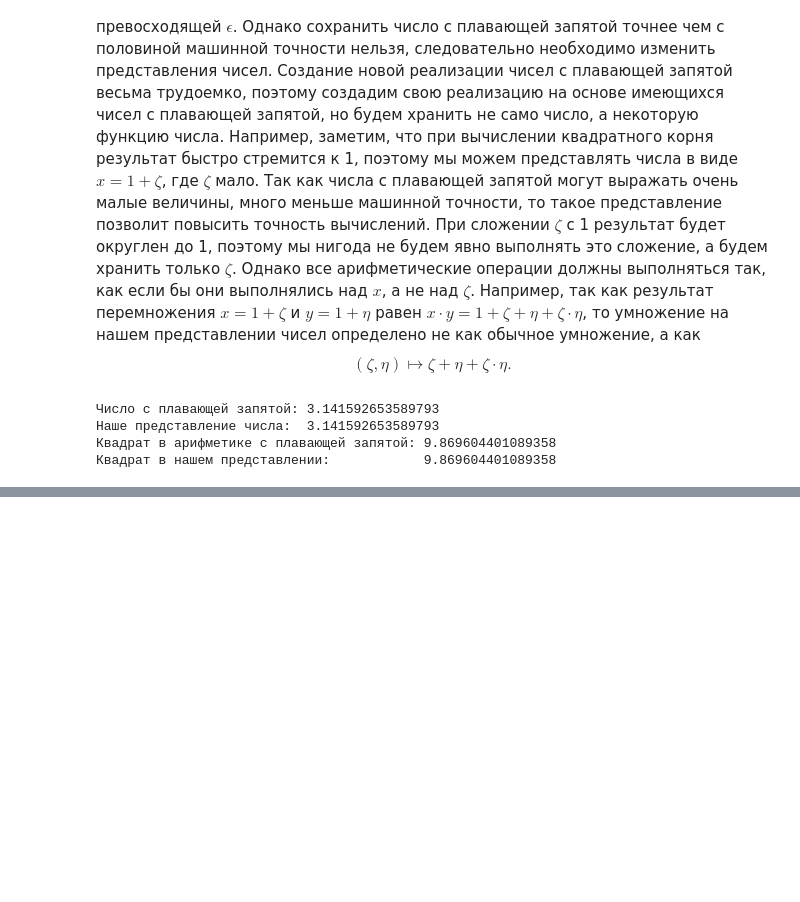
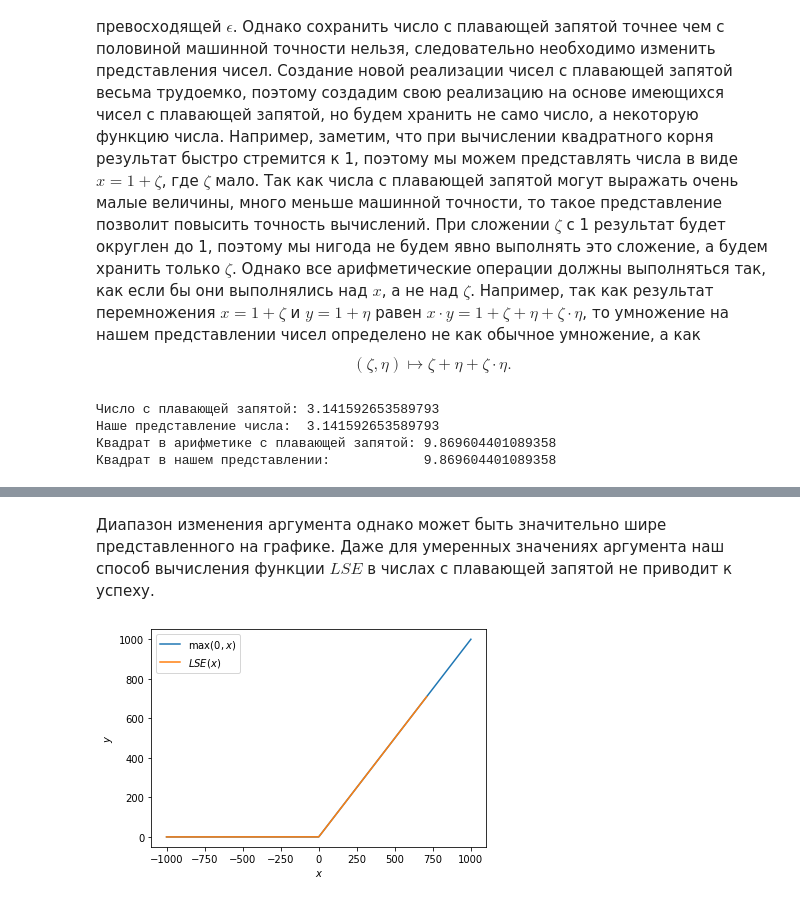
Before and after one commit to alepoydes/introduction-to-numerical-simulation, a Jupyter notebook: practice/Trouble with powers.ipynb, the cells around one changed output, grey strips where cells are left out. Cells and saved outputs as stored; diff of their text form; code cells hidden in the pictures; blank space fills up the shorter version.

```diff
--- a/practice/Trouble with powers.ipynb
+++ b/practice/Trouble with powers.ipynb
@@ -175,0 +202,13 @@ print("Квадрат в нашем представлении:           ", pi*
+# %% [markdown]
+Диапазон изменения аргумента однако может быть значительно шире представленного на графике.
+Даже для умеренных значениях аргумента наш способ вычисления функции $LSE$ в числах с плавающей запятой не приводит к успеху.
+# %%
+xs = np.linspace(-1000,1000,1000)
+plt.plot(xs, max0(xs))
+plt.plot(xs, LSE(xs))
+plt.xlabel("$x$")
+plt.ylabel("$y$")
+plt.legend(["$\max(0,x)$", "$LSE(x)$"])
+plt.show()
+# %% [output]
+[figure, added]
```
Also changed, not shown: parts of 28 cells of this notebook.
